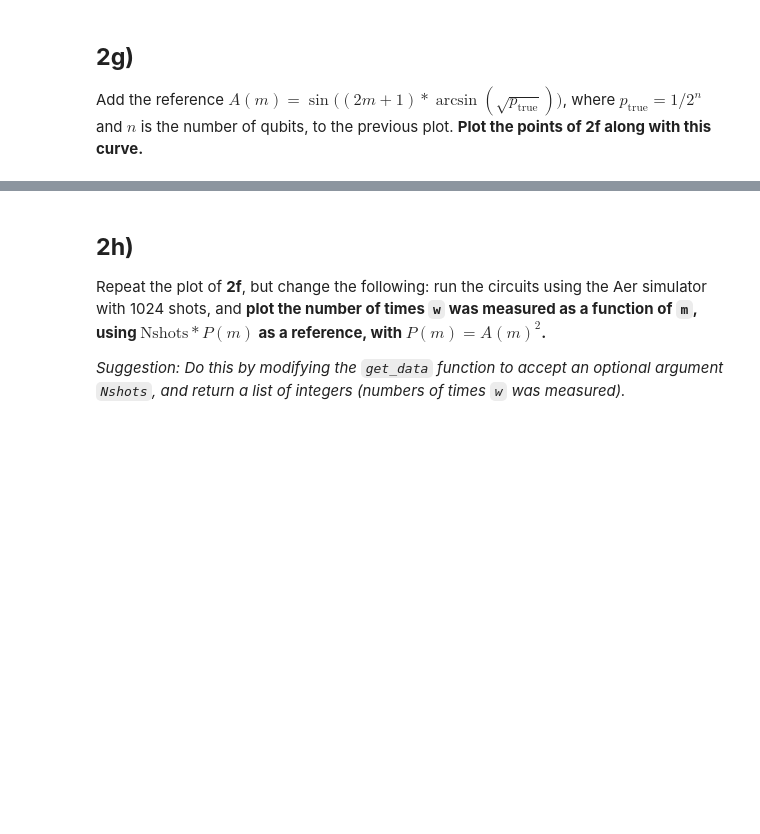
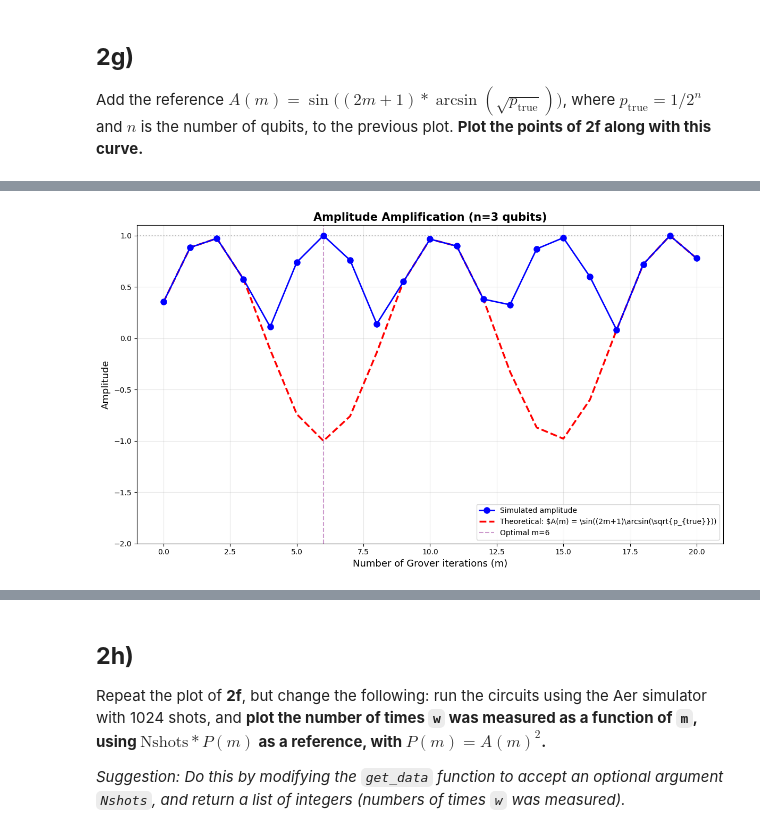
Before and after one commit to ajay-mk/VTQ-Hackathon-Solutions, a Jupyter notebook: VTQ_Hackathon_prompt.ipynb, the cells around one changed output, grey strips where cells are left out. Cells and saved outputs as stored; diff of their text form; code cells hidden in the pictures; blank space fills up the shorter version.

```diff
--- a/VTQ_Hackathon_prompt.ipynb
+++ b/VTQ_Hackathon_prompt.ipynb
@@ -834,7 +815,7 @@ def create_hadamard_operator(n):
         qc.h(i)
     return qc.to_gate(label="A")
 
-A = create_hadamard_operator(1)
-qc = arbitrary_state_reflection(1, A)
+A = create_hadamard_operator(6)
+qc = arbitrary_state_reflection(6, A)
 print(qc.draw())
 # %% [output]
@@ -1053,3 +1140,76 @@ AerError: 'unknown instruction: circuit-966'
 ## **2g)**
 
 Add the reference $A(m) = \sin\big((2m+1)*\arcsin(\sqrt{p_\text{true}})\big)$, where $p_\text{true}=1/2^n$ and $n$ is the number of qubits, to the previous plot. **Plot the points of 2f along with this curve.**
+# %%
+# Define parameters
+n = 3  # Number of qubits
+ms = list(range(21))  # m = 0, 1, 2, ..., 20
+
+# Get amplitude data
+amplitudes = get_data(ms, n)
+
+# Print results
+print("Grover's Algorithm: Amplitude of |w⟩ = |010⟩ vs iterations")
+for m, amp in zip(ms, amplitudes):
+    print(f"m = {m:2d}: amplitude = {amp:.6f}")
+
+# Find optimal m
+optimal_m = ms[np.argmax(amplitudes)]
+max_amplitude = max(amplitudes)
+print(f"\nOptimal iterations: m = {optimal_m}")
+print(f"Maximum amplitude: {max_amplitude:.6f}")
+print(f"Success probability: {max_amplitude**2:.6f}")
+
+# # Plot the results
+# plt.figure(figsize=(10, 6))
+# plt.plot(ms, amplitudes, 'b-o', linewidth=2, markersize=6)
+# plt.axhline(y=1.0, color='r', linestyle='--', alpha=0.5, label='Perfect amplitude')
+# plt.axvline(x=optimal_m, color='g', linestyle='--', alpha=0.5, label=f'Optimal m={optimal_m}')
+# plt.xlabel('Number of Grover iterations (m)', fontsize=12)
+# plt.ylabel('Amplitude of |w⟩ = |010⟩', fontsize=12)
+# plt.title('Grover\'s Algorithm: Amplitude Amplification', fontsize=14, fontweight='bold')
+# plt.grid(True, alpha=0.3)
+# plt.legend()
+# plt.ylim(0, 1.1)
+# plt.tight_layout()
+# plt.show()
+
+# Additional analysis
+print(f"\nTheoretical optimal iterations: π/4 × √(2^{n}) ≈ {np.pi/4 * np.sqrt(2**n):.2f}")
+print(f"\nTarget state: |{''.join('1' if i%2==1 else '0' for i in range(n))}⟩ (alternating pattern)")
+
+# Calculate theoretical amplitude curve
+p_true = 1 / (2**n)  # Probability of one state out of 2^n states
+theoretical_amplitudes = []
+for m in ms:
+    A_m = np.sin((2*m + 1) * np.arcsin(np.sqrt(p_true)))
+    theoretical_amplitudes.append(A_m)
+
+# Plot the results with theoretical curve
+plt.figure(figsize=(12, 7))
+plt.plot(ms, amplitudes, 'b-o', linewidth=2, markersize=8, label='Simulated amplitude', zorder=3)
+plt.plot(ms, theoretical_amplitudes, 'r--', linewidth=2.5, label='Theoretical: $A(m) = \\sin((2m+1)\\arcsin(\\sqrt{p_{true}}))'
+, zorder=2)
+
+
+plt.axhline(y=1.0, color='gray', linestyle=':', alpha=0.5)
+plt.axvline(x=optimal_m, color='purple', linestyle='--', alpha=0.4, label=f'Optimal m={optimal_m}')
+
+plt.xlabel('Number of Grover iterations (m)', fontsize=13)
+plt.ylabel('Amplitude', fontsize=13)
+plt.title(f'Amplitude Amplification (n={n} qubits)', fontsize=15, fontweight='bold')
+plt.grid(True, alpha=0.3)
+plt.legend(fontsize=10, loc='best')
+plt.ylim(-2, 1.1)
+plt.tight_layout()
+plt.show()
+
+# Print comparison
+print("\nComparison: Simulated vs Theoretical")
+print("=" * 60)
+print(f"{'m':>3} | {'Simulated':>12} | {'Theoretical':>12} | {'2f':>12} | {'Difference':>12}")
+print("-" * 60)
+for m, sim_amp, theo_amp, two_f in zip(ms, amplitudes, theoretical_amplitudes, theoretical_2f):
+    diff = abs(sim_amp - theo_amp)
+    print(f"{m:3d} | {sim_amp:12.6f} | {theo_amp:12.6f} | {two_f:12.6f} | {diff:12.6f}")
+# %% [output]
@@ -1055,0 +1233 @@ Add the reference $A(m) = \sin\big((2m+1)*\arcsin(\sqrt{p_\text{true}})\big)$, w
+[figure, added]
```
Also changed, not shown: parts of 12 cells of this notebook.
